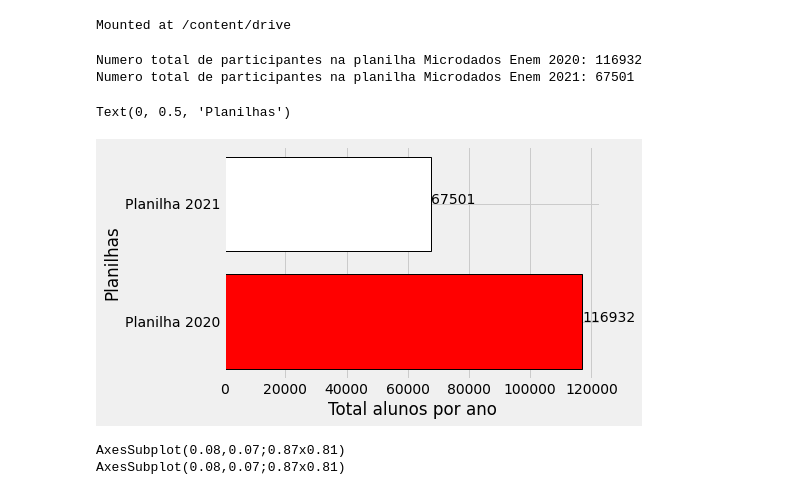
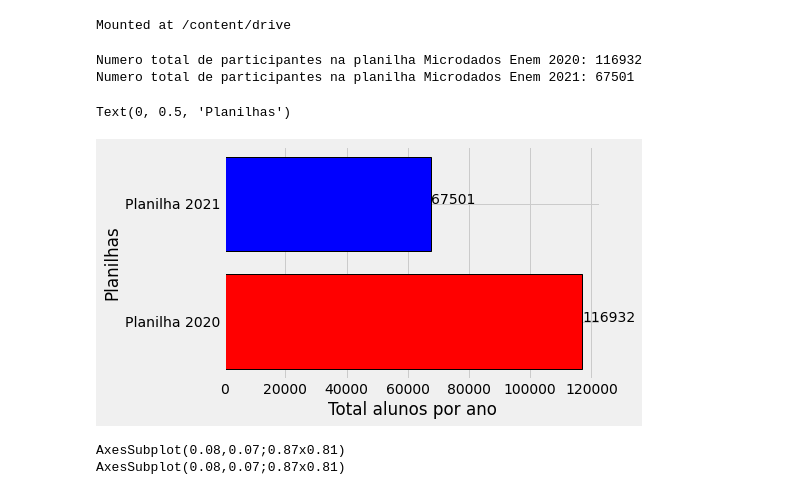
Before and after one commit to kingofrats04/Projeto_IA_DadosEnem, a Jupyter notebook: testeGraficosPy.ipynb, the cells around one changed output. Drawn from its saved outputs; the diff is of its cells as text; code cells hidden in the pictures.

```diff
--- a/testeGraficosPy.ipynb
+++ b/testeGraficosPy.ipynb
@@ -12,35 +12,35 @@ import pandas as pd
 
 # Importando planilha do Excel
 planilha2020 = pd.read_csv('./drive/MyDrive/trabalho_ia/data/MICRODADOS_ENEM_2020_DF.csv', sep=';' , encoding='latin-1')
 planilha2021 = pd.read_csv("./drive/MyDrive/trabalho_ia/data/MICRODADOS_ENEM_2021_DF.csv", sep=';' , encoding='latin-1')
 
 #---------------------------------- Grafico 1 ----------------------------------
 
 # Printar total de participantes por ano
 print('Numero total de participantes na planilha Microdados Enem 2020:', planilha2020.NU_PARTICIPANTES.max())
 print('Numero total de participantes na planilha Microdados Enem 2021:', planilha2021.NU_PARTICIPANTES.max(), '\n')
 
 num1 = planilha2020.NU_PARTICIPANTES.max()
 num2 = planilha2021.NU_PARTICIPANTES.max()
 
 # Printando grafico de barras horizontal
 x = ['Planilha 2020', 'Planilha 2021']
 y = [116932, 67501]
 
 totalAlunos = num1, num2
 plt.style.use('fivethirtyeight')
 
 for index, value in enumerate(y):
   plt.text(value, index,str(value))
 
-plt.barh(x, totalAlunos, align='center', color=['red', 'white'], edgecolor='black', linewidth="1")
+plt.barh(x, totalAlunos, align='center', color=['red', 'blue'], edgecolor='black', linewidth="1")
 plt.xlabel("Total alunos por ano")
 plt.ylabel("Planilhas")
 # %% [output]
 Numero total de participantes na planilha Microdados Enem 2020: 116932
 Numero total de participantes na planilha Microdados Enem 2021: 67501
 Text(0, 0.5, 'Planilhas')
-[figure, old version]
+[figure, new version]
 # %%
 # Histograma projetando o total de participante dos dois anos
 print(planilha2020.NU_PARTICIPANTES.hist())
```
Also changed, not shown: parts of 4 cells of this notebook.
